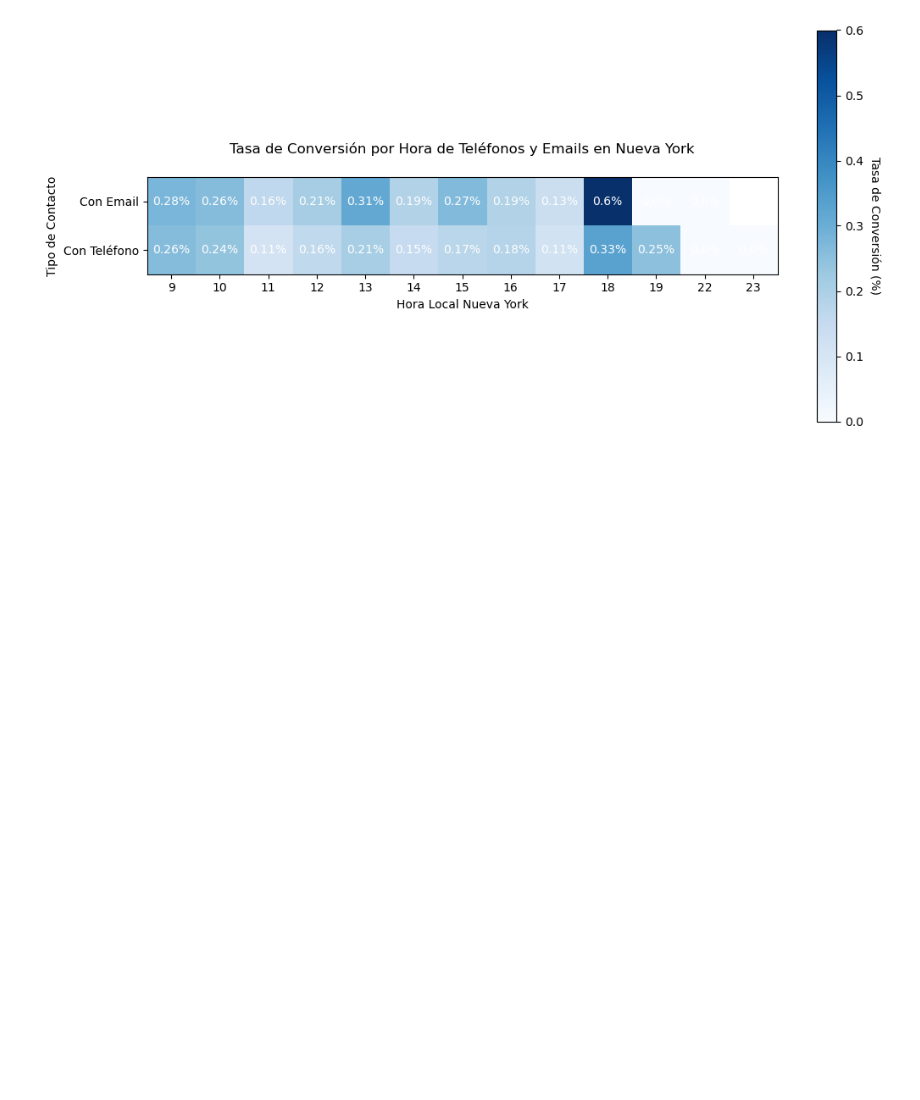
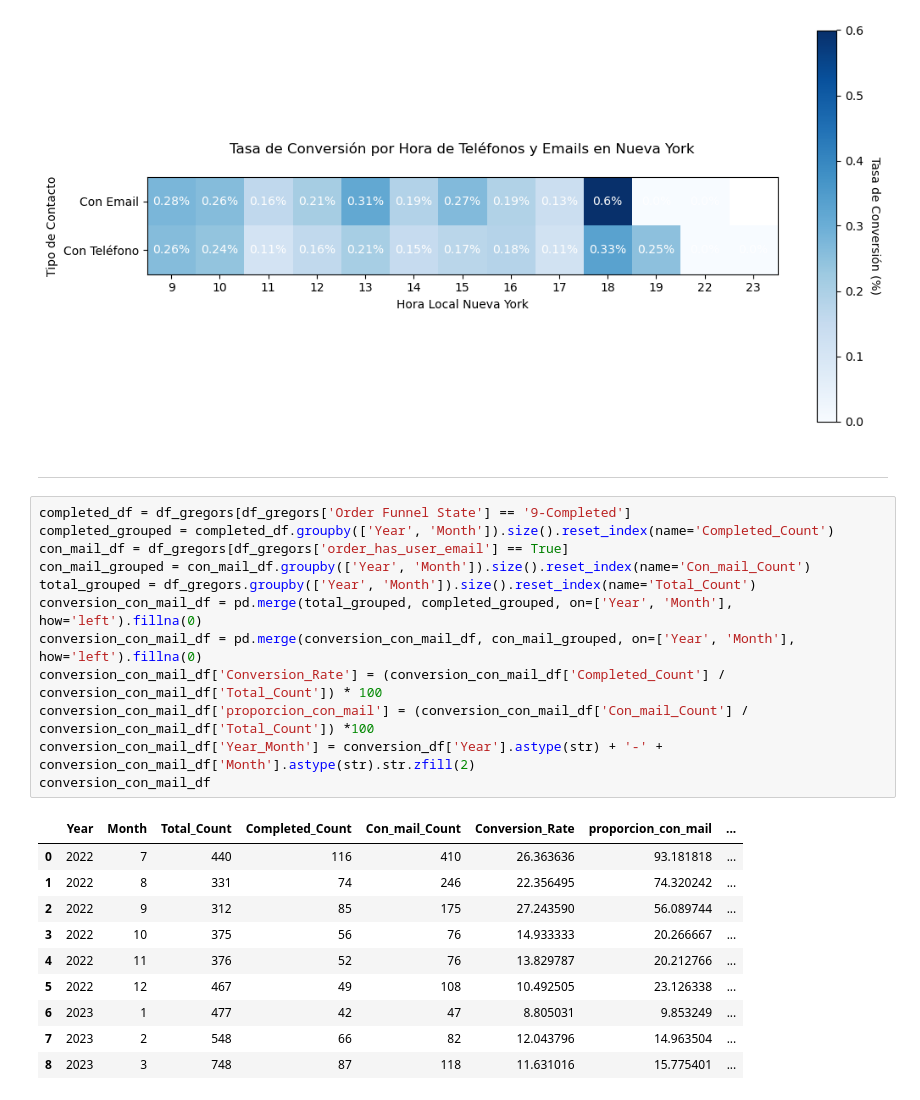
Before and after one commit to lnastri25/POO_UCEMA, a Jupyter notebook: trabajos_practicos/tp_datos/1-gregors/gregors.ipynb, the cells around one changed output. Saved outputs shown, nothing was run; the diff lists cells and outputs as text; blank space fills up the shorter version.

```diff
--- a/trabajos_practicos/tp_datos/1-gregors/gregors.ipynb
+++ b/trabajos_practicos/tp_datos/1-gregors/gregors.ipynb
@@ -570,3 +568,28 @@ cbar.ax.set_ylabel('Tasa de Conversión (%)', rotation=-90, va='bottom')
 plt.show()
 # %% [output]
 [figure]
+# %% [markdown]
+___
+# %%
+completed_df = df_gregors[df_gregors['Order Funnel State'] == '9-Completed']
+completed_grouped = completed_df.groupby(['Year', 'Month']).size().reset_index(name='Completed_Count')
+con_mail_df = df_gregors[df_gregors['order_has_user_email'] == True]
+con_mail_grouped = con_mail_df.groupby(['Year', 'Month']).size().reset_index(name='Con_mail_Count')
+total_grouped = df_gregors.groupby(['Year', 'Month']).size().reset_index(name='Total_Count')
+conversion_con_mail_df = pd.merge(total_grouped, completed_grouped, on=['Year', 'Month'], how='left').fillna(0)
+conversion_con_mail_df = pd.merge(conversion_con_mail_df, con_mail_grouped, on=['Year', 'Month'], how='left').fillna(0)
+conversion_con_mail_df['Conversion_Rate'] = (conversion_con_mail_df['Completed_Count'] / conversion_con_mail_df['Total_Count']) * 100
+conversion_con_mail_df['proporcion_con_mail'] = (conversion_con_mail_df['Con_mail_Count'] / conversion_con_mail_df['Total_Count']) *100
+conversion_con_mail_df['Year_Month'] = conversion_df['Year'].astype(str) + '-' + conversion_con_mail_df['Month'].astype(str).str.zfill(2)
+conversion_con_mail_df
+# %% [output]
+|  | Year | Month | Total_Count | Completed_Count | Con_mail_Count | Conversion_Rate | proporcion_con_mail | ... |
+| 0 | 2022 | 7 | 440 | 116 | 410 | 26.363636 | 93.181818 | ... |
+| 1 | 2022 | 8 | 331 | 74 | 246 | 22.356495 | 74.320242 | ... |
+| 2 | 2022 | 9 | 312 | 85 | 175 | 27.243590 | 56.089744 | ... |
+| 3 | 2022 | 10 | 375 | 56 | 76 | 14.933333 | 20.266667 | ... |
+| 4 | 2022 | 11 | 376 | 52 | 76 | 13.829787 | 20.212766 | ... |
+| 5 | 2022 | 12 | 467 | 49 | 108 | 10.492505 | 23.126338 | ... |
+| 6 | 2023 | 1 | 477 | 42 | 47 | 8.805031 | 9.853249 | ... |
+| 7 | 2023 | 2 | 548 | 66 | 82 | 12.043796 | 14.963504 | ... |
+| 8 | 2023 | 3 | 748 | 87 | 118 | 11.631016 | 15.775401 | ... |
```
Also changed, not shown: parts of 10 cells of this notebook, 2 other files.
